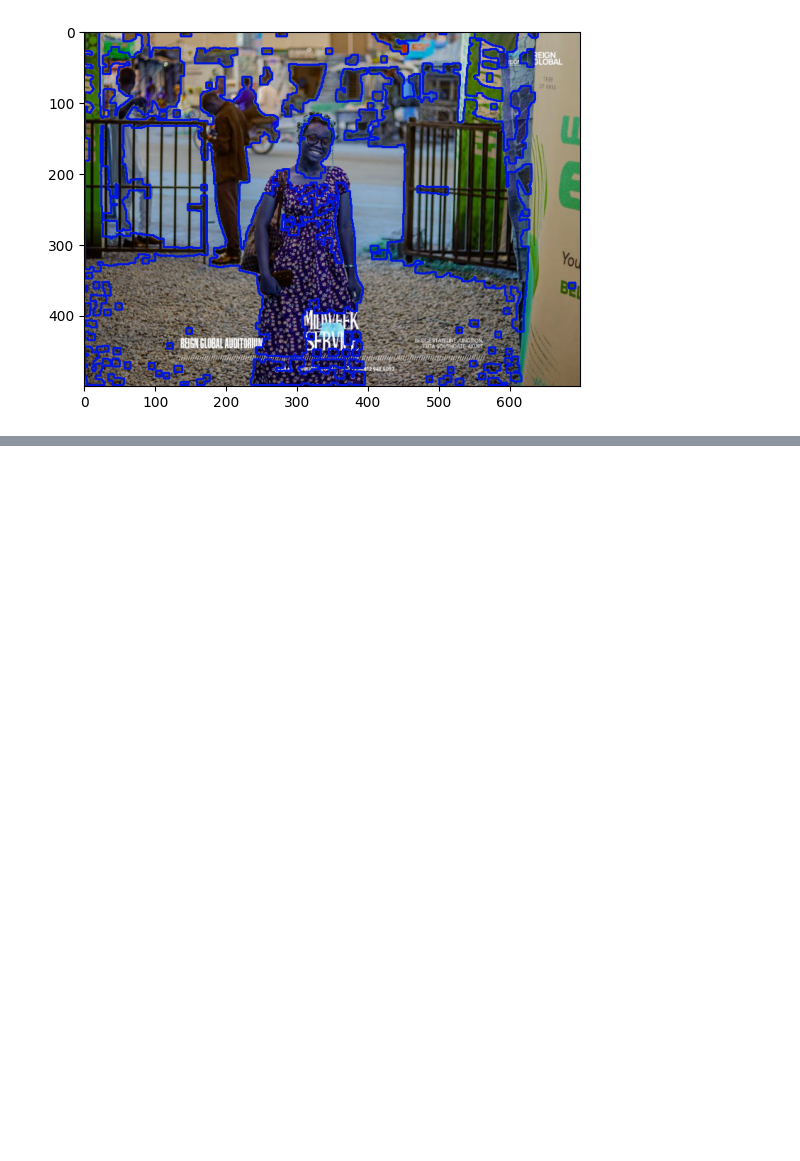
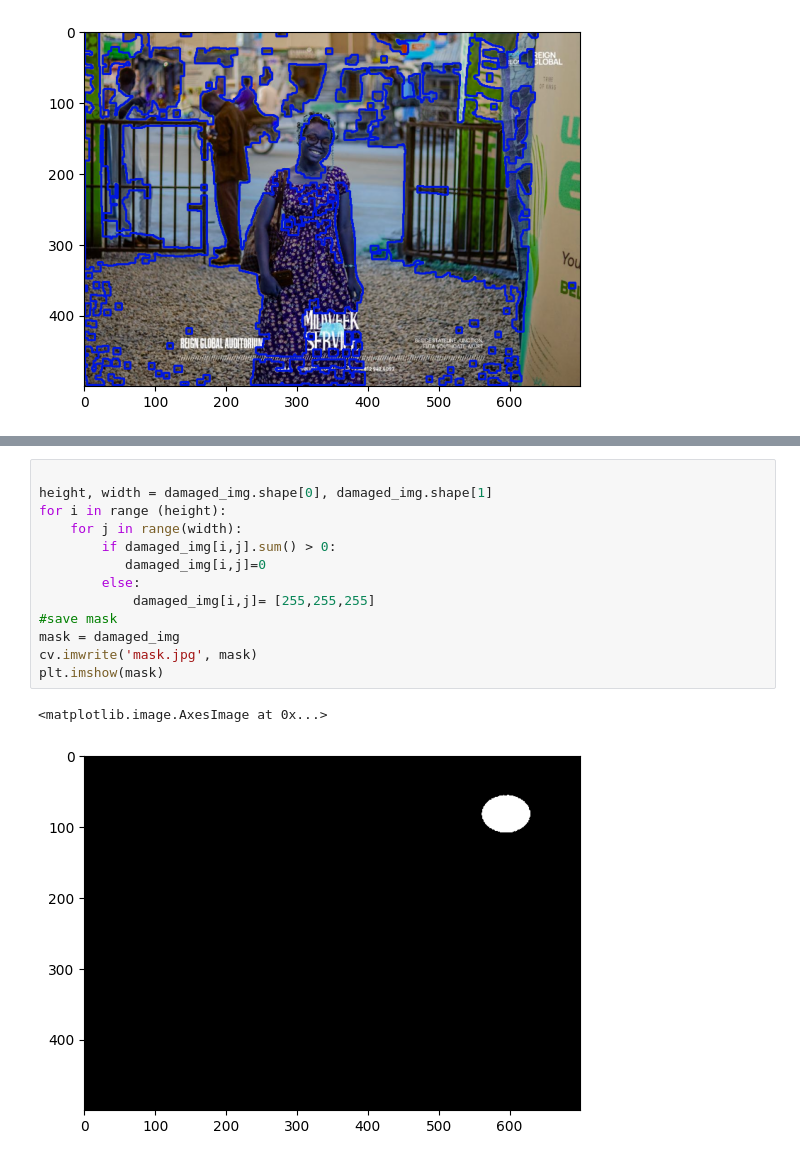
Before and after one commit to FavourTy/DSN-Computer-Vision-Journey, a Jupyter notebook: image_preprocessing_technique/notebook/image_preprocessing.ipynb, the cells around one changed output, grey strips where cells are left out. Saved outputs shown, nothing was run; the diff lists cells and outputs as text; blank space fills up the shorter version.

```diff
--- a/image_preprocessing_technique/notebook/image_preprocessing.ipynb
+++ b/image_preprocessing_technique/notebook/image_preprocessing.ipynb
@@ -192,0 +201,16 @@ for label in labels[2:]:
+# %%
+
+height, width = damaged_img.shape[0], damaged_img.shape[1]
+for i in range (height):
+    for j in range(width):
+        if damaged_img[i,j].sum() > 0:
+           damaged_img[i,j]=0
+        else:
+            damaged_img[i,j]= [255,255,255]
+#save mask
+mask = damaged_img
+cv.imwrite('mask.jpg', mask)
+plt.imshow(mask)
+# %% [output]
+<matplotlib.image.AxesImage at 0x...>
+[figure, added]
```
Also changed, not shown: parts of 2 cells of this notebook, 3 other files.
